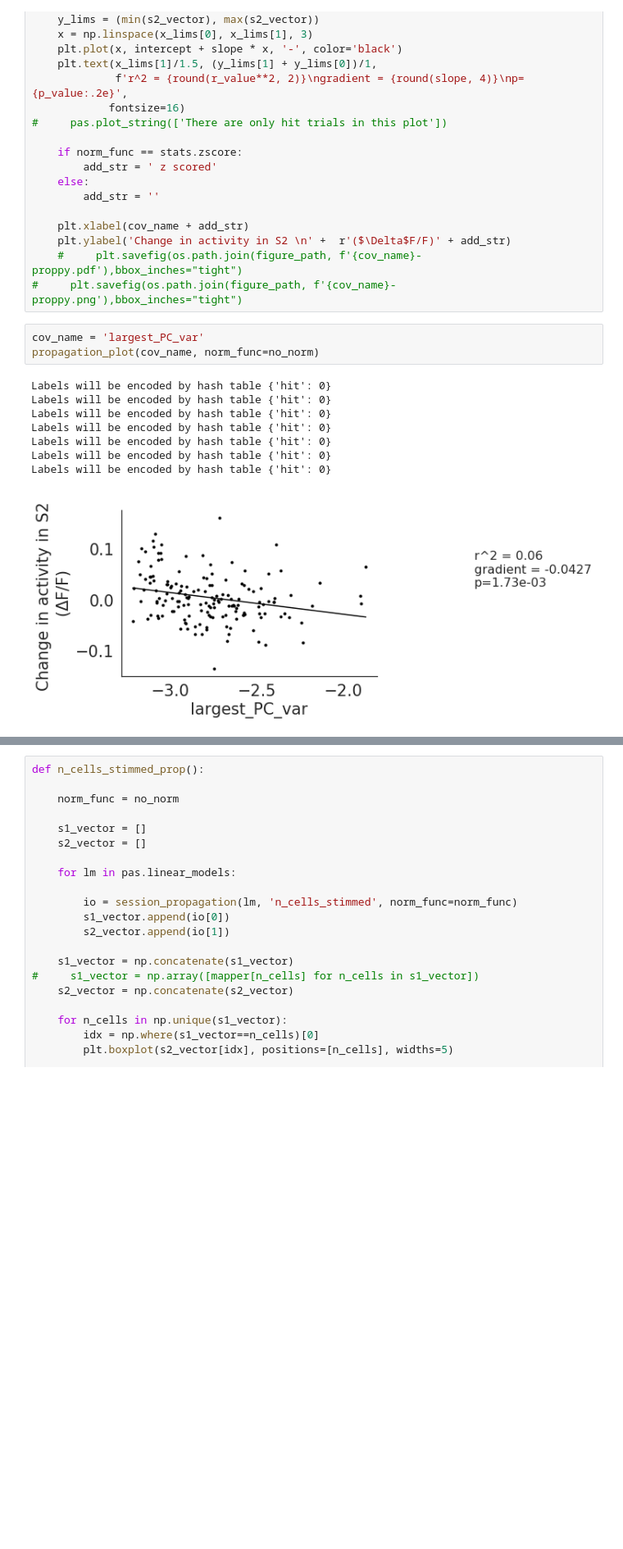
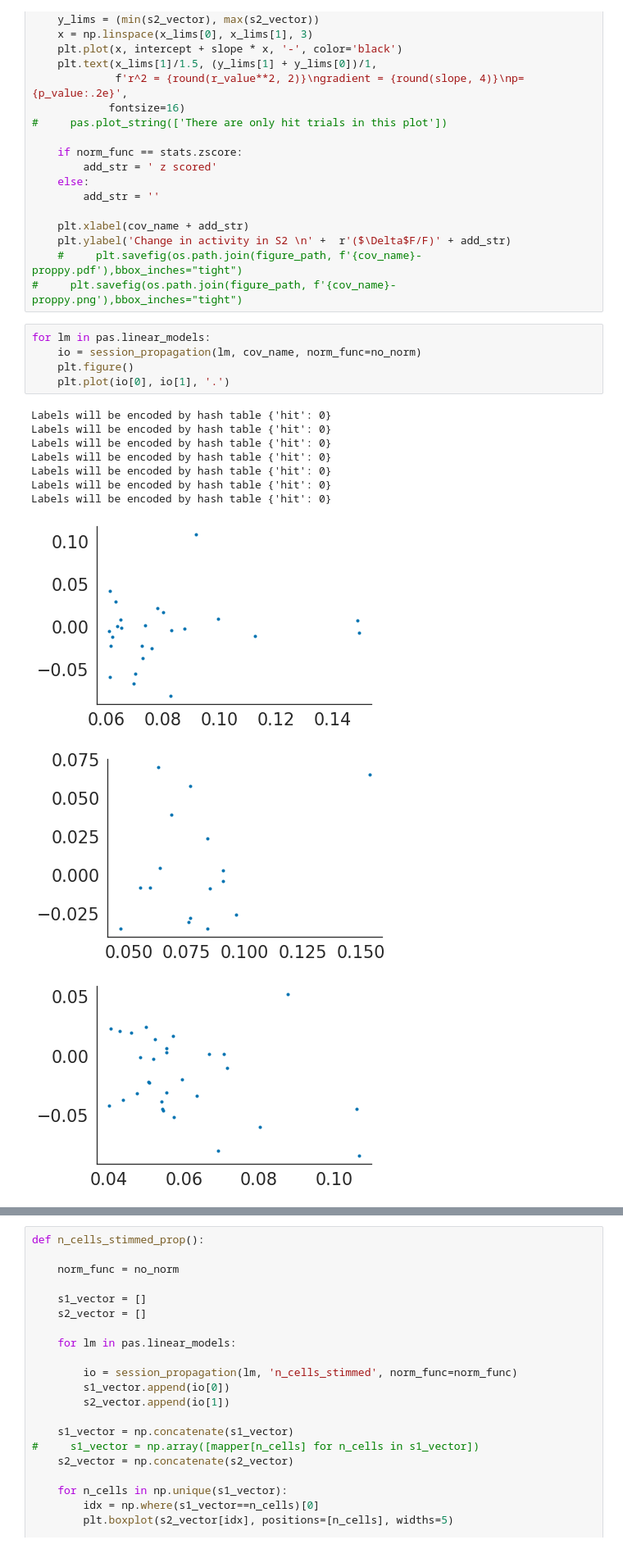
Before and after one commit to Packer-Lab/popping-off, a Jupyter notebook: notebooks/propagation_regression.ipynb, the cells around one changed output, grey strips where cells are left out. Shown at 82% size. Cells and saved outputs as stored; diff of their text form; blank space fills up the shorter version.

```diff
--- a/notebooks/propagation_regression.ipynb
+++ b/notebooks/propagation_regression.ipynb
@@ -168,15 +166,19 @@ def propagation_plot(cov_name, norm_func=stats.zscore):
     plt.ylabel('Change in activity in S2 \n' +  r'($\Delta$F/F)' + add_str)
     #     plt.savefig(os.path.join(figure_path, f'{cov_name}-proppy.pdf'),bbox_inches="tight")
 #     plt.savefig(os.path.join(figure_path, f'{cov_name}-proppy.png'),bbox_inches="tight")
-# %%
-cov_name = 'largest_PC_var'
-propagation_plot(cov_name, norm_func=no_norm)
-# %% [output]
-Labels will be encoded by hash table {'hit': 0}
-Labels will be encoded by hash table {'hit': 0}
-Labels will be encoded by hash table {'hit': 0}
-Labels will be encoded by hash table {'hit': 0}
-Labels will be encoded by hash table {'hit': 0}
-Labels will be encoded by hash table {'hit': 0}
-Labels will be encoded by hash table {'hit': 0}
-[figure, removed]
+# %%
+for lm in pas.linear_models:
+    io = session_propagation(lm, cov_name, norm_func=no_norm)
+    plt.figure()
+    plt.plot(io[0], io[1], '.')
+# %% [output]
+Labels will be encoded by hash table {'hit': 0}
+Labels will be encoded by hash table {'hit': 0}
+Labels will be encoded by hash table {'hit': 0}
+Labels will be encoded by hash table {'hit': 0}
+Labels will be encoded by hash table {'hit': 0}
+Labels will be encoded by hash table {'hit': 0}
+Labels will be encoded by hash table {'hit': 0}
+[figure, added]
+[figure, added]
+[figure, added]
```
Also changed, not shown: parts of 7 cells of this notebook, 7 other files.
